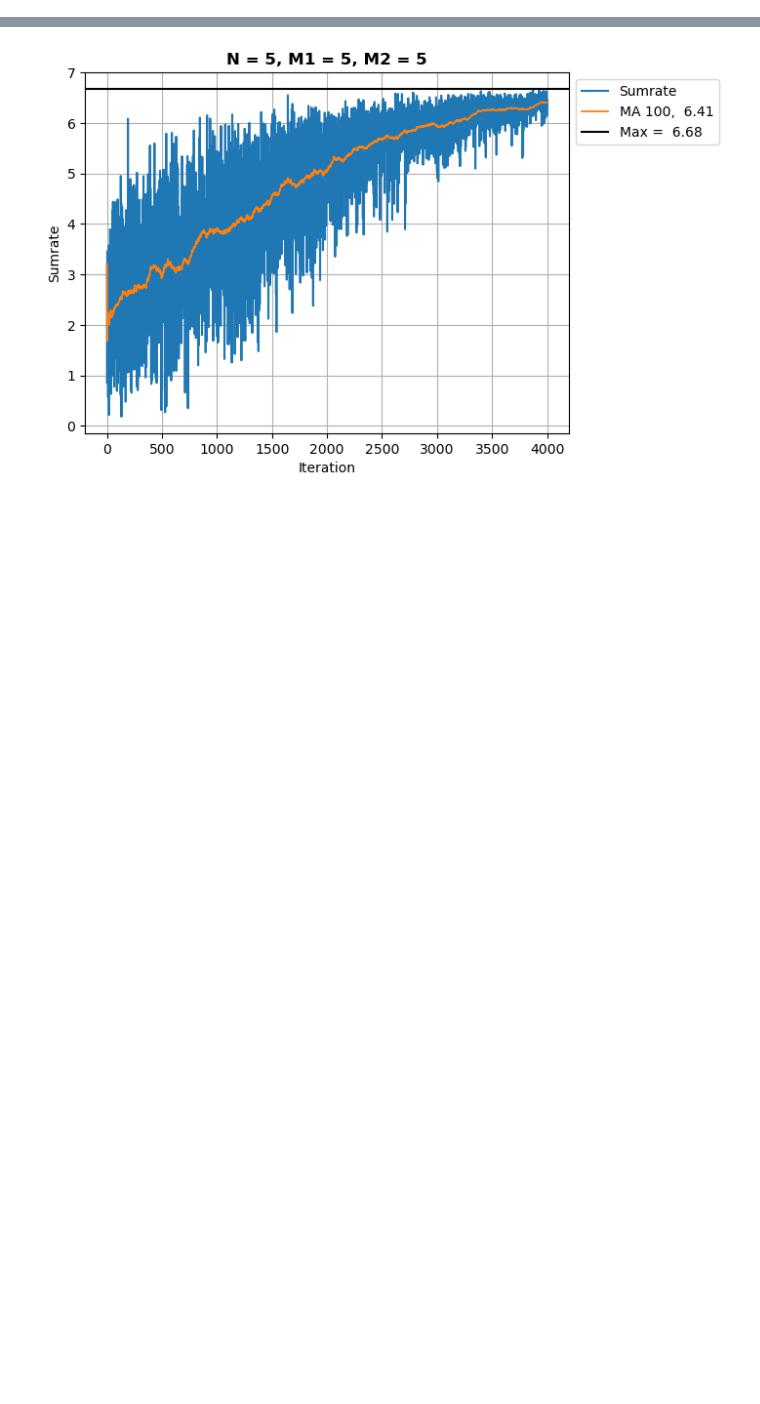
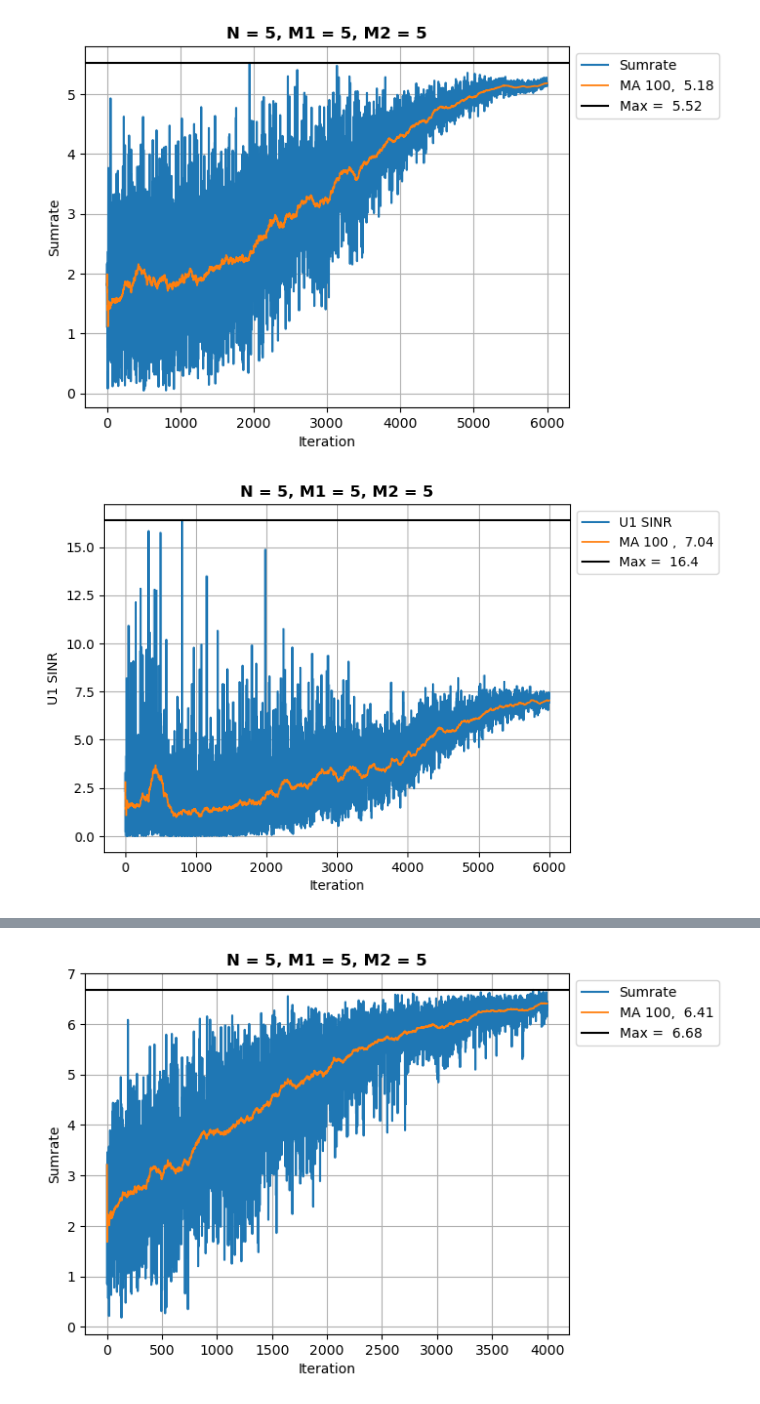
Before and after one commit to DanesH-Abdollahi/IRS-Project, a Jupyter notebook: src/main.ipynb, the cells around one changed output, grey strips where cells are left out. Saved outputs shown, nothing was run; the diff lists cells and outputs as text; code cells hidden in the pictures; blank space fills up the shorter version.

```diff
--- a/src/main.ipynb
+++ b/src/main.ipynb
@@ -269,0 +308,6 @@ Power split factor = 0.52 | Power noise = 0.00033
+# %%
+# both agents are learning
+agnt11 , agnt21 = run3(6000, env=env2)
+# %% [output]
+[figure, added]
+[figure, added]
```
Also changed, not shown: parts of 9 cells of this notebook, 3 other files.
